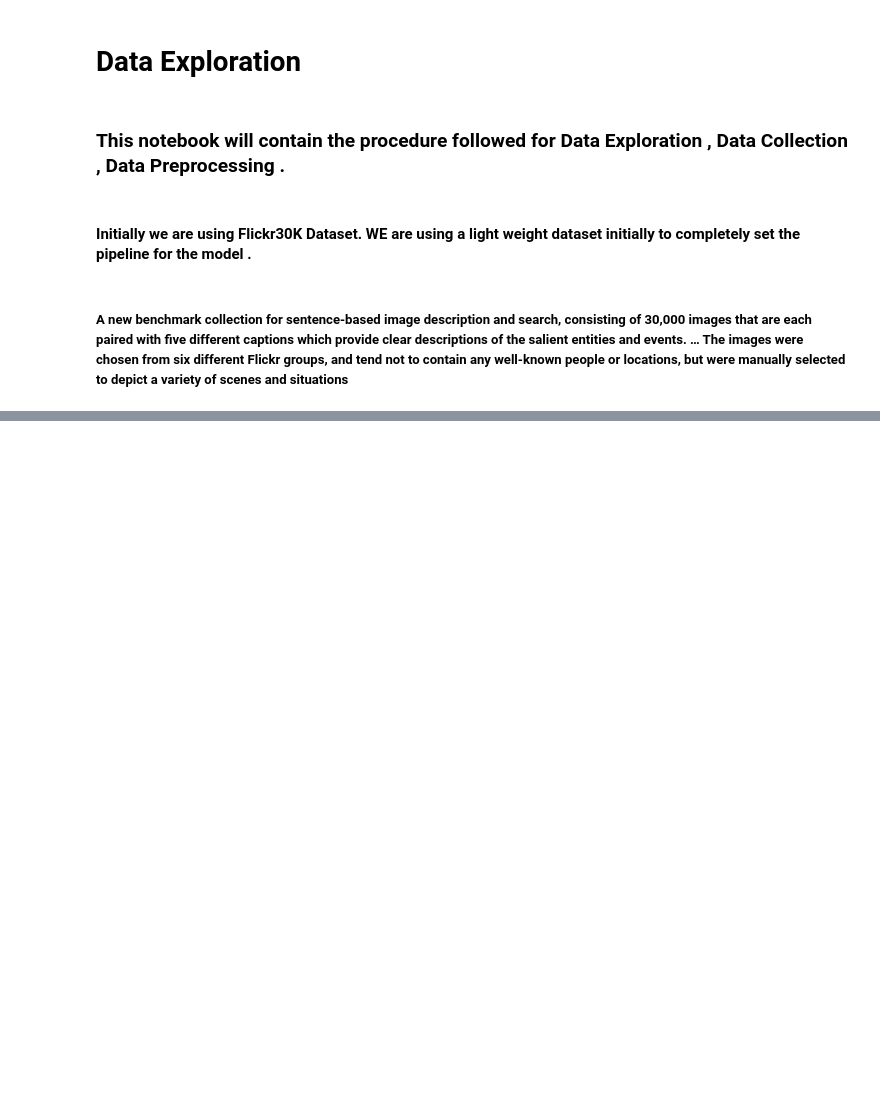
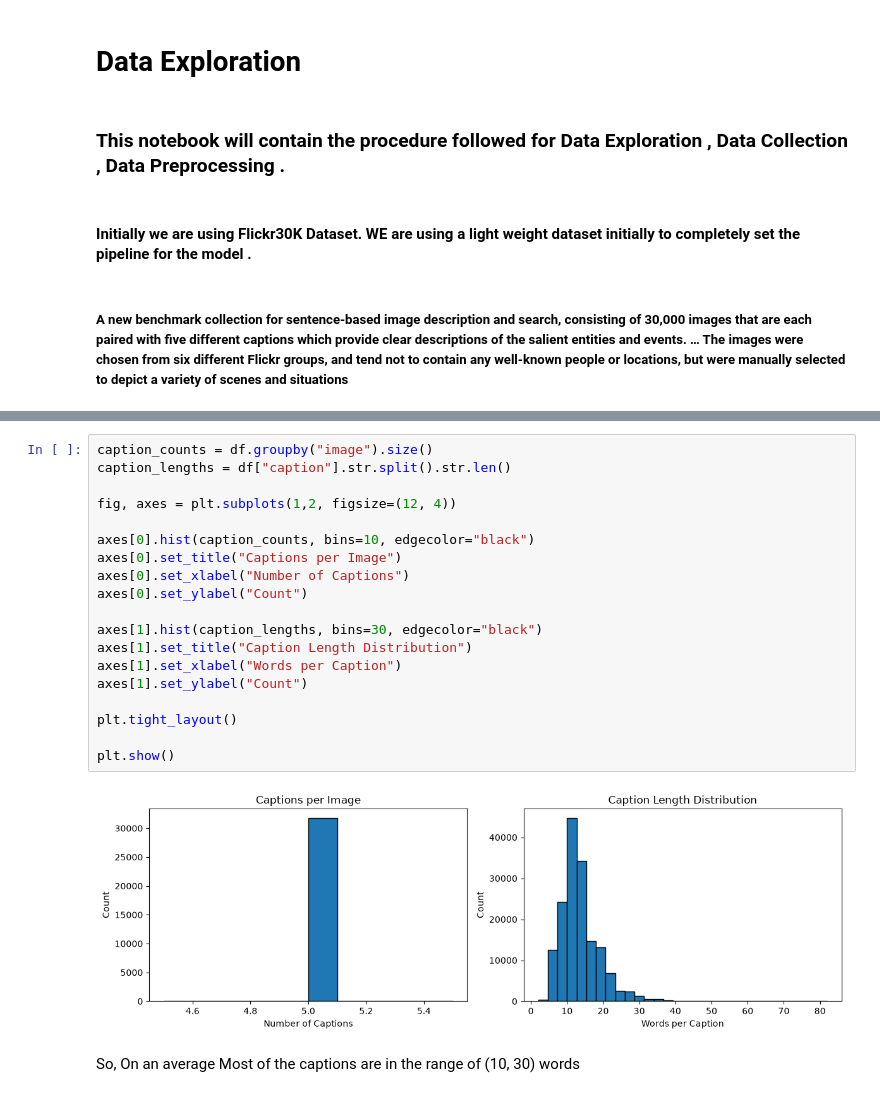
Before and after one commit to harmandugri15/VisionNarrator, a Jupyter notebook: notebooks/data_exploration.ipynb, the cells around one changed output, grey strips where cells are left out. Drawn from its saved outputs; the diff is of its cells as text; blank space fills up the shorter version.

```diff
--- a/notebooks/data_exploration.ipynb
+++ b/notebooks/data_exploration.ipynb
@@ -24,0 +125,23 @@ Downloading to C:\Users\vishe\OneDrive\Desktop\VisionNarrator\VisionNarrator\src
+# %%
+caption_counts = df.groupby("image").size()
+caption_lengths = df["caption"].str.split().str.len()
+
+fig, axes = plt.subplots(1,2, figsize=(12, 4))
+
+axes[0].hist(caption_counts, bins=10, edgecolor="black")
+axes[0].set_title("Captions per Image")
+axes[0].set_xlabel("Number of Captions")
+axes[0].set_ylabel("Count")
+
+axes[1].hist(caption_lengths, bins=30, edgecolor="black")
+axes[1].set_title("Caption Length Distribution")
+axes[1].set_xlabel("Words per Caption")
+axes[1].set_ylabel("Count")
+
+plt.tight_layout()
+
+plt.show()
+# %% [output]
+[figure, added]
+# %% [markdown]
+So, On an average Most of the captions are in the range of (10, 30) words
```
Also changed, not shown: parts of 13 cells of this notebook.
